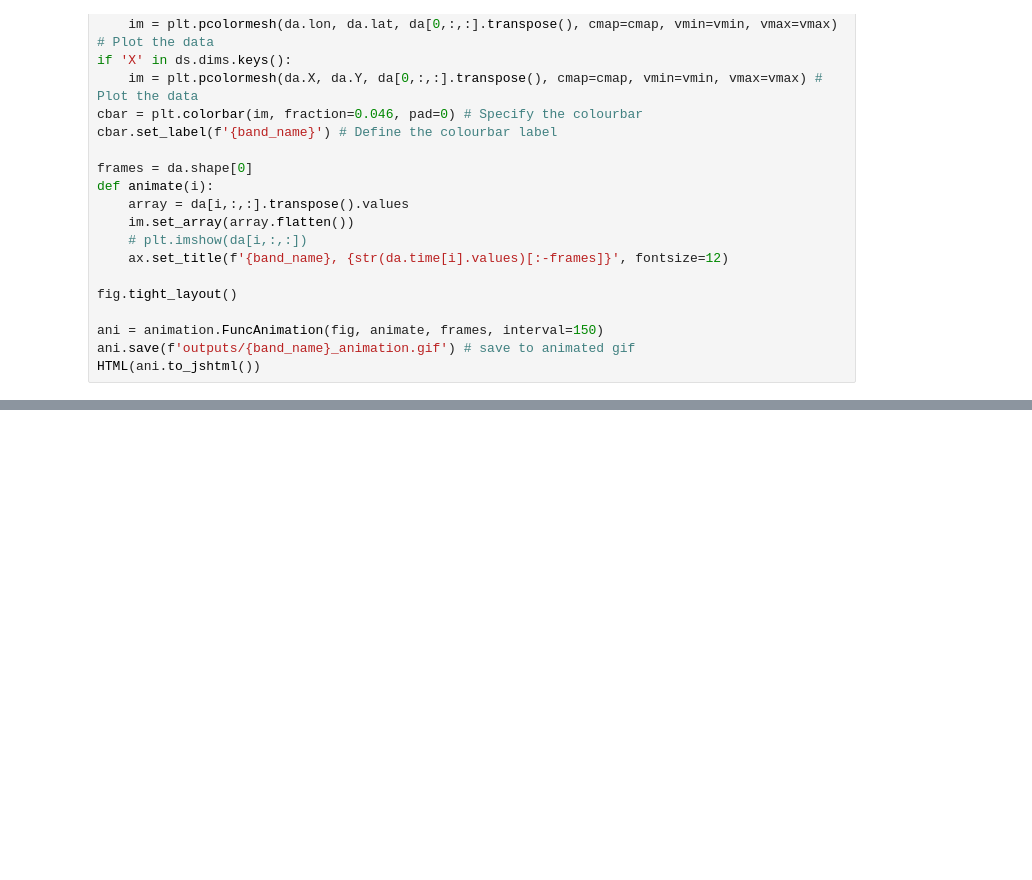
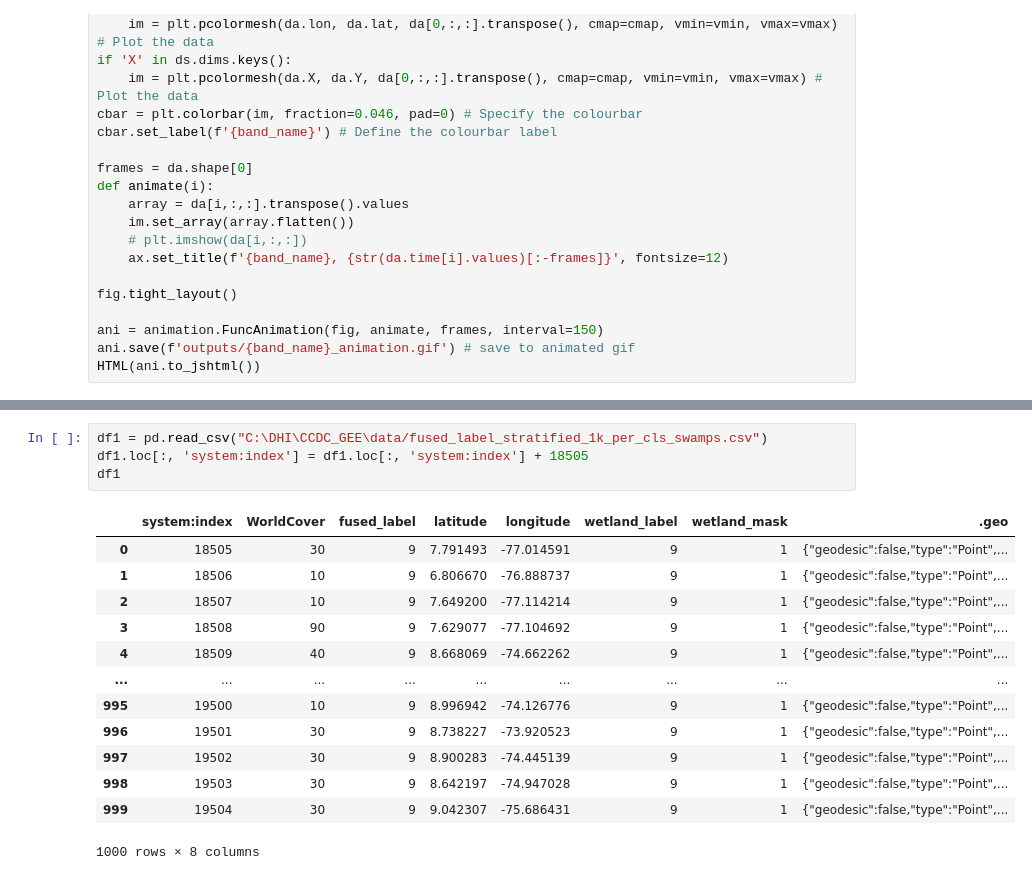
Before and after one commit to puzhao8/CCDC_GEE, a Jupyter notebook: testbed.ipynb, the cells around one changed output, grey strips where cells are left out. Drawn from its saved outputs; the diff is of its cells as text; blank space fills up the shorter version.

```diff
--- a/testbed.ipynb
+++ b/testbed.ipynb
@@ -549,0 +585,18 @@ HTML(ani.to_jshtml())
+# %%
+df1 = pd.read_csv("C:\DHI\CCDC_GEE\data/fused_label_stratified_1k_per_cls_swamps.csv")
+df1.loc[:, 'system:index'] = df1.loc[:, 'system:index'] + 18505
+df1
+# %% [output]
+|  | system:index | WorldCover | fused_label | latitude | longitude | wetland_label | wetland_mask | .geo |
+| 0 | 18505 | 30 | 9 | 7.791493 | -77.014591 | 9 | 1 | {"geodesic":false,"type":"Point",... |
+| 1 | 18506 | 10 | 9 | 6.806670 | -76.888737 | 9 | 1 | {"geodesic":false,"type":"Point",... |
+| 2 | 18507 | 10 | 9 | 7.649200 | -77.114214 | 9 | 1 | {"geodesic":false,"type":"Point",... |
+| 3 | 18508 | 90 | 9 | 7.629077 | -77.104692 | 9 | 1 | {"geodesic":false,"type":"Point",... |
+| 4 | 18509 | 40 | 9 | 8.668069 | -74.662262 | 9 | 1 | {"geodesic":false,"type":"Point",... |
+| ... | ... | ... | ... | ... | ... | ... | ... | ... |
+| 995 | 19500 | 10 | 9 | 8.996942 | -74.126776 | 9 | 1 | {"geodesic":false,"type":"Point",... |
+| 996 | 19501 | 30 | 9 | 8.738227 | -73.920523 | 9 | 1 | {"geodesic":false,"type":"Point",... |
+| 997 | 19502 | 30 | 9 | 8.900283 | -74.445139 | 9 | 1 | {"geodesic":false,"type":"Point",... |
+| 998 | 19503 | 30 | 9 | 8.642197 | -74.947028 | 9 | 1 | {"geodesic":false,"type":"Point",... |
+| 999 | 19504 | 30 | 9 | 9.042307 | -75.686431 | 9 | 1 | {"geodesic":false,"type":"Point",... |
+1000 rows × 8 columns
```
Also changed, not shown: parts of 6 cells of this notebook, 26 other files.
